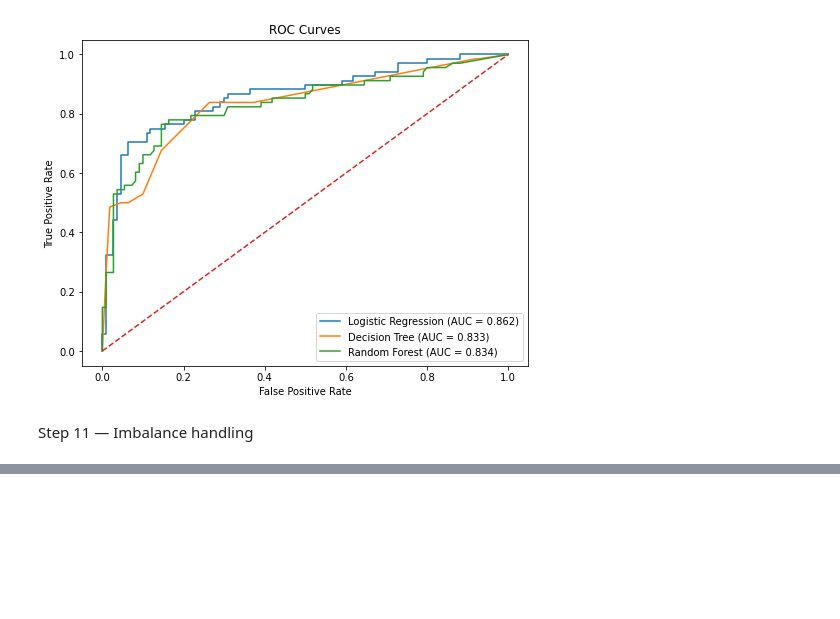
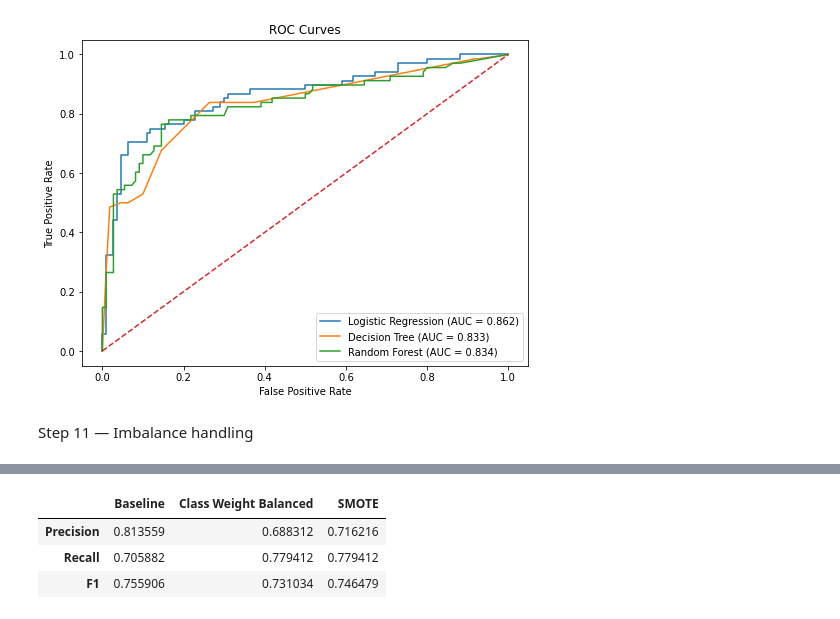
Before and after one commit to prathyushakatepalli99/AI-Capstone-Project, a Jupyter notebook: analytics/02_modeling.ipynb, the cells around one changed output, grey strips where cells are left out. Drawn from its saved outputs; the diff is of its cells as text; code cells hidden in the pictures; blank space fills up the shorter version.

```diff
--- a/analytics/02_modeling.ipynb
+++ b/analytics/02_modeling.ipynb
@@ -351,0 +368,9 @@ Step 11 — Imbalance handling
+# %%
+baseline_model = Pipeline([
+    ('preprocessor', preprocessor),
+    ('model', LogisticRegression(max_iter=1000, random_state=42))
+])
+
+baseline_model.fit(X_train, y_train)
+
+baseline_pred = baseline_model.predict(X_test)
@@ -351,0 +416,40 @@ Step 11 — Imbalance handling
+# %%
+smote_model = ImbPipeline([
+    ('preprocessor', preprocessor),
+    ('smote', SMOTE(random_state=42)),
+    ('model', LogisticRegression(
+        max_iter=1000,
+        random_state=42
+    ))
+])
+
+smote_model.fit(X_train, y_train)
+
+smote_pred = smote_model.predict(X_test)
+# %%
+imbalance_results = pd.DataFrame({
+    'Baseline': [
+        precision_score(y_test, baseline_pred),
+        recall_score(y_test, baseline_pred),
+        f1_score(y_test, baseline_pred)
+    ],
+
+    'Class Weight Balanced': [
+        precision_score(y_test, balanced_pred),
+        recall_score(y_test, balanced_pred),
+        f1_score(y_test, balanced_pred)
+    ],
+
+    'SMOTE': [
+        precision_score(y_test, smote_pred),
+        recall_score(y_test, smote_pred),
+        f1_score(y_test, smote_pred)
+    ]
+}, index=['Precision', 'Recall', 'F1'])
+
+imbalance_results
+# %% [output]
+|  | Baseline | Class Weight Balanced | SMOTE |
+| Precision | 0.813559 | 0.688312 | 0.716216 |
+| Recall | 0.705882 | 0.779412 | 0.779412 |
+| F1 | 0.755906 | 0.731034 | 0.746479 |
```
Also changed, not shown: parts of 33 cells of this notebook, 2 other files.
